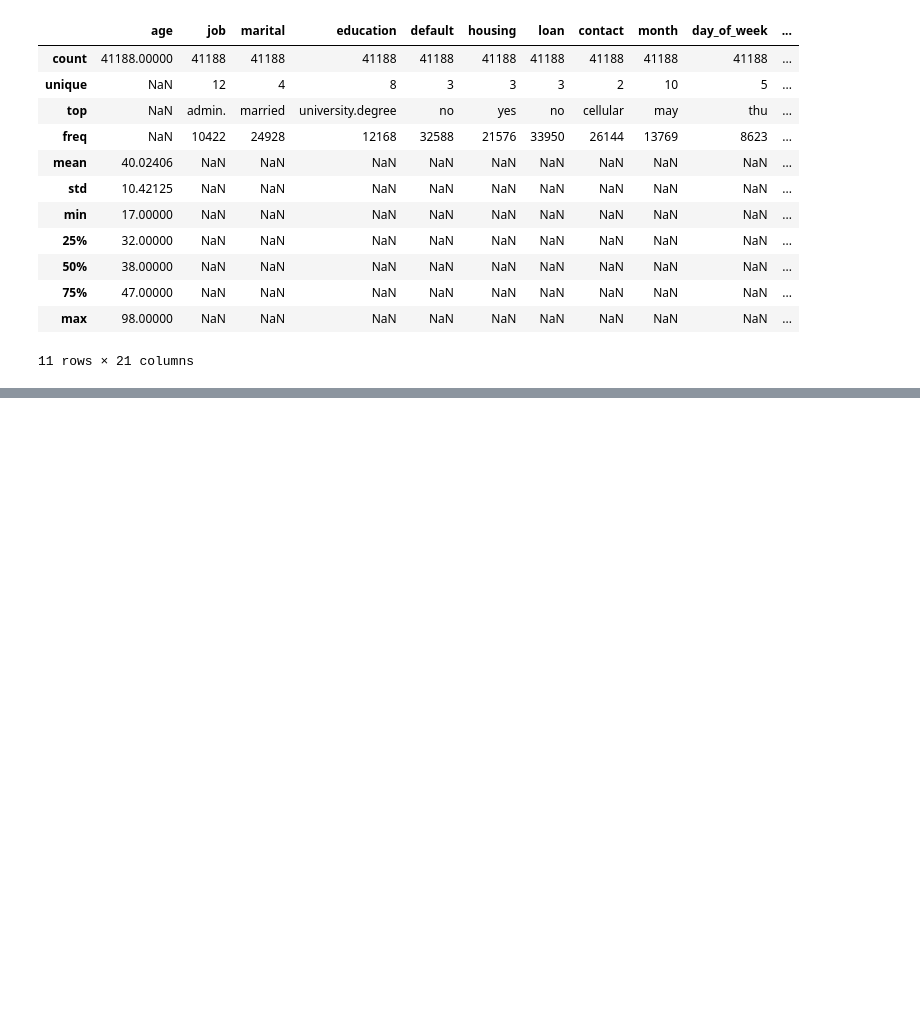
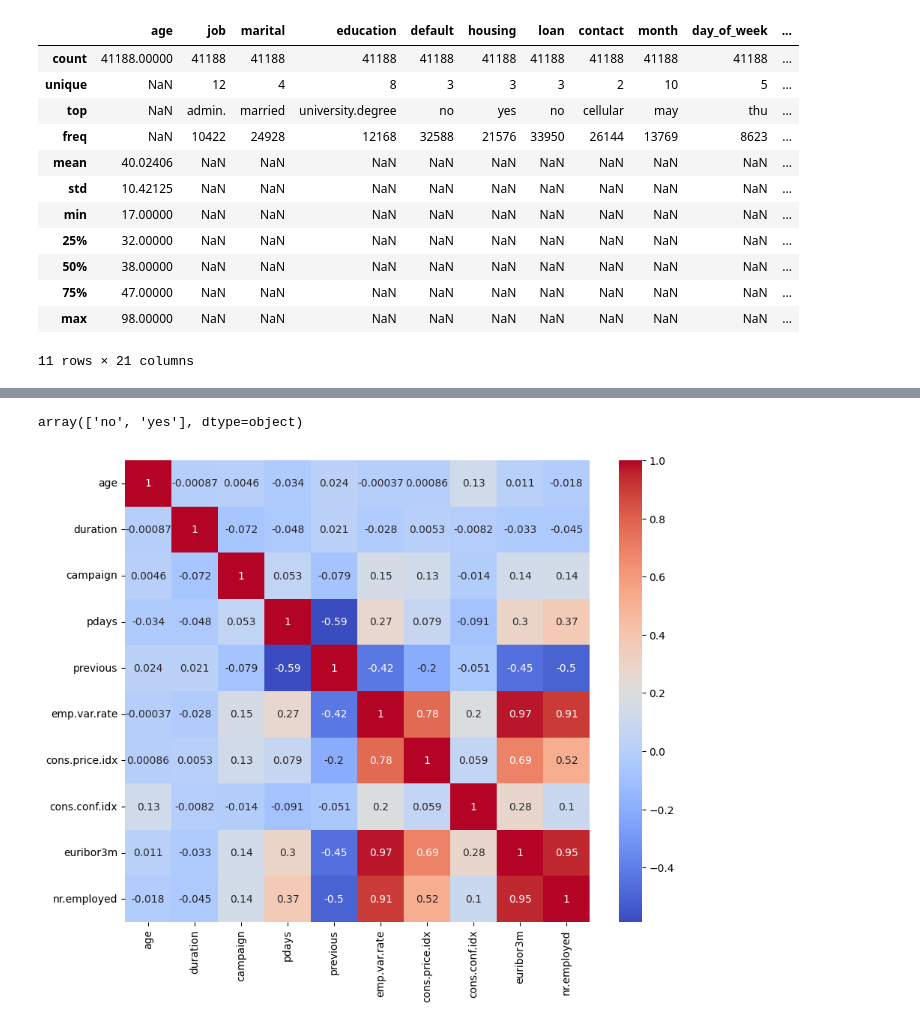
Before and after one commit to wont-laylow/bank-marketing-classification, a Jupyter notebook: notebooks/data_exploration.ipynb, the cells around one changed output, grey strips where cells are left out. Drawn from its saved outputs; the diff is of its cells as text; code cells hidden in the pictures; blank space fills up the shorter version.

```diff
--- a/notebooks/data_exploration.ipynb
+++ b/notebooks/data_exploration.ipynb
@@ -31,0 +96,13 @@ full_data.describe(include='all')
+# %%
+full_data.rename(columns={"y": "outcome"}, inplace=True)
+# %%
+full_data['outcome'].unique()
+# %% [output]
+array(['no', 'yes'], dtype=object)
+# %%
+numeric_data = full_data.select_dtypes(include="number")
+plt.figure(figsize=(10, 8))
+sns.heatmap(numeric_data.corr(), annot=True, cmap='coolwarm')
+plt.show()
+# %% [output]
+[figure, added]
```
Also changed, not shown: parts of 31 cells of this notebook, 6 other files.
